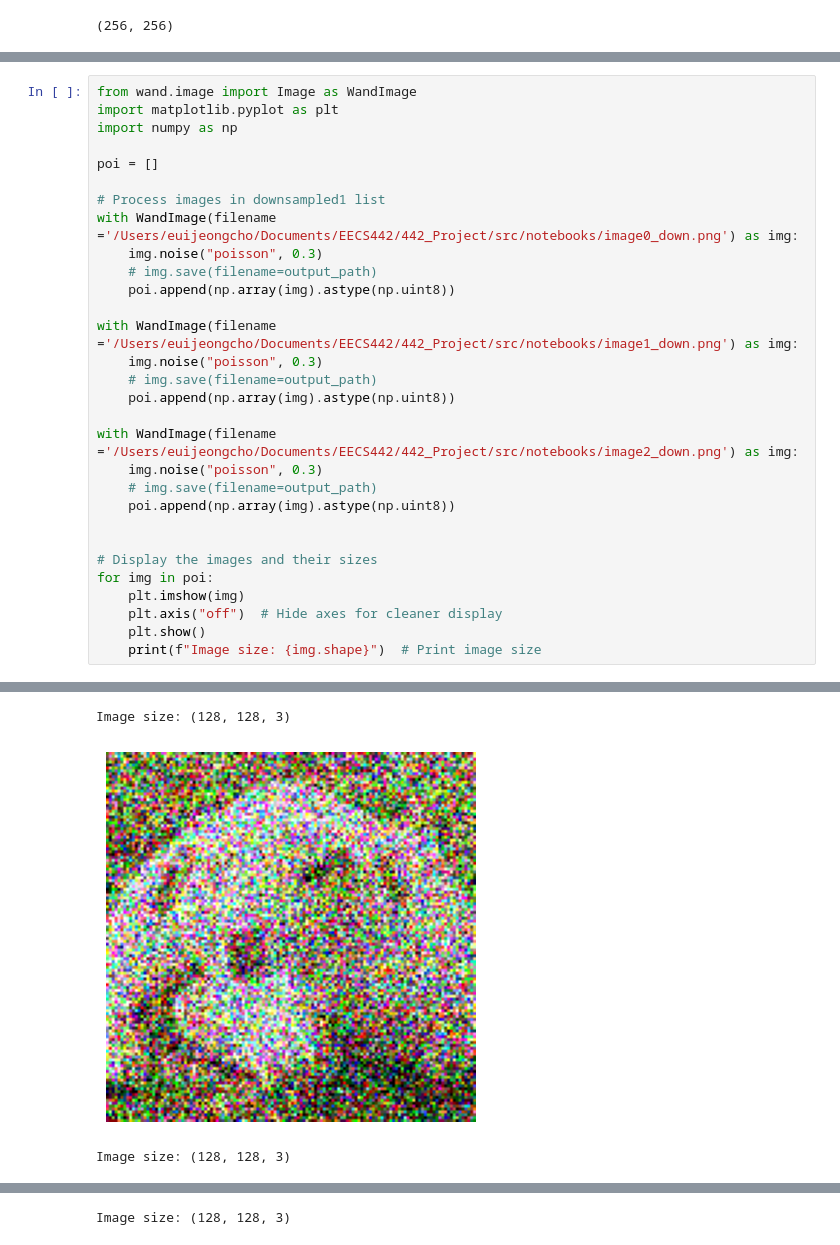
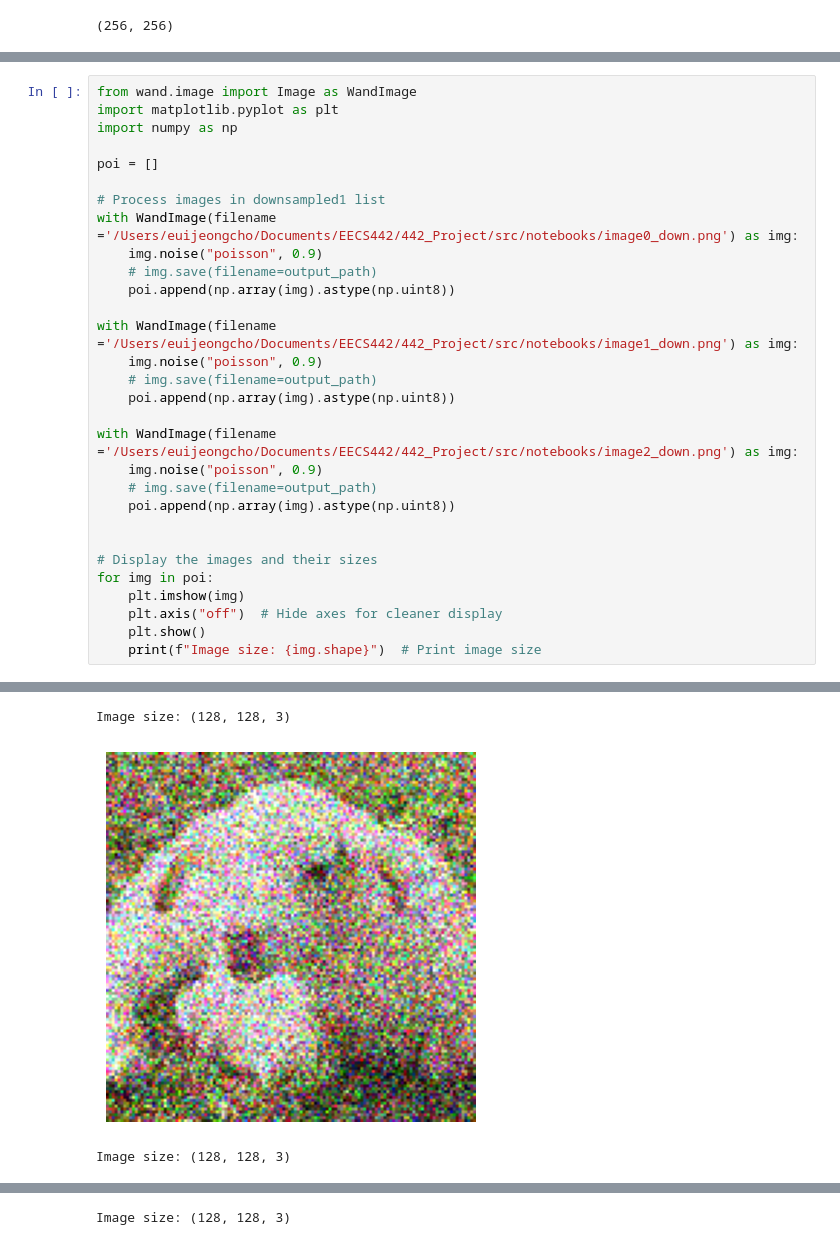
Before and after one commit to Ryankwon03/Reordered-Noise-Processing-in-Super-Resolution, a Jupyter notebook: src/notebooks/gauss_poisson_downsample.ipynb, the cells around one changed output, grey strips where cells are left out. Cells and saved outputs as stored; diff of their text form.

```diff
--- a/src/notebooks/gauss_poisson_downsample.ipynb
+++ b/src/notebooks/gauss_poisson_downsample.ipynb
@@ -66,17 +66,17 @@ poi = []
 
 # Process images in downsampled1 list
 with WandImage(filename ='/Users/euijeongcho/Documents/EECS442/442_Project/src/notebooks/image0_down.png') as img:
-    img.noise("poisson", 0.3)
+    img.noise("poisson", 0.9)
     # img.save(filename=output_path)
     poi.append(np.array(img).astype(np.uint8))
 
 with WandImage(filename ='/Users/euijeongcho/Documents/EECS442/442_Project/src/notebooks/image1_down.png') as img:
-    img.noise("poisson", 0.3)
+    img.noise("poisson", 0.9)
     # img.save(filename=output_path)
     poi.append(np.array(img).astype(np.uint8))
 
 with WandImage(filename ='/Users/euijeongcho/Documents/EECS442/442_Project/src/notebooks/image2_down.png') as img:
-    img.noise("poisson", 0.3)
+    img.noise("poisson", 0.9)
     # img.save(filename=output_path)
     poi.append(np.array(img).astype(np.uint8))
 
@@ -92,3 +92,3 @@ for img in poi:
 Image size: (128, 128, 3)
-[figure, old version]
+[figure, new version]
 Image size: (128, 128, 3)
```
Also changed, not shown: parts of 4 cells of this notebook, 9 other files.
